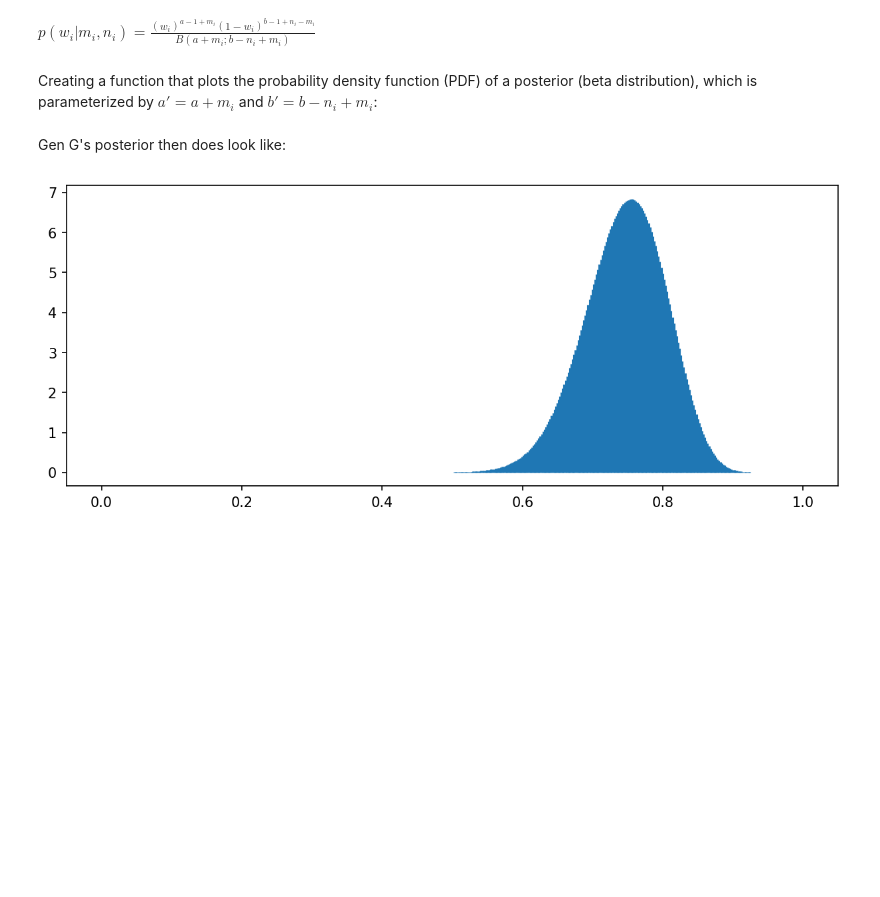
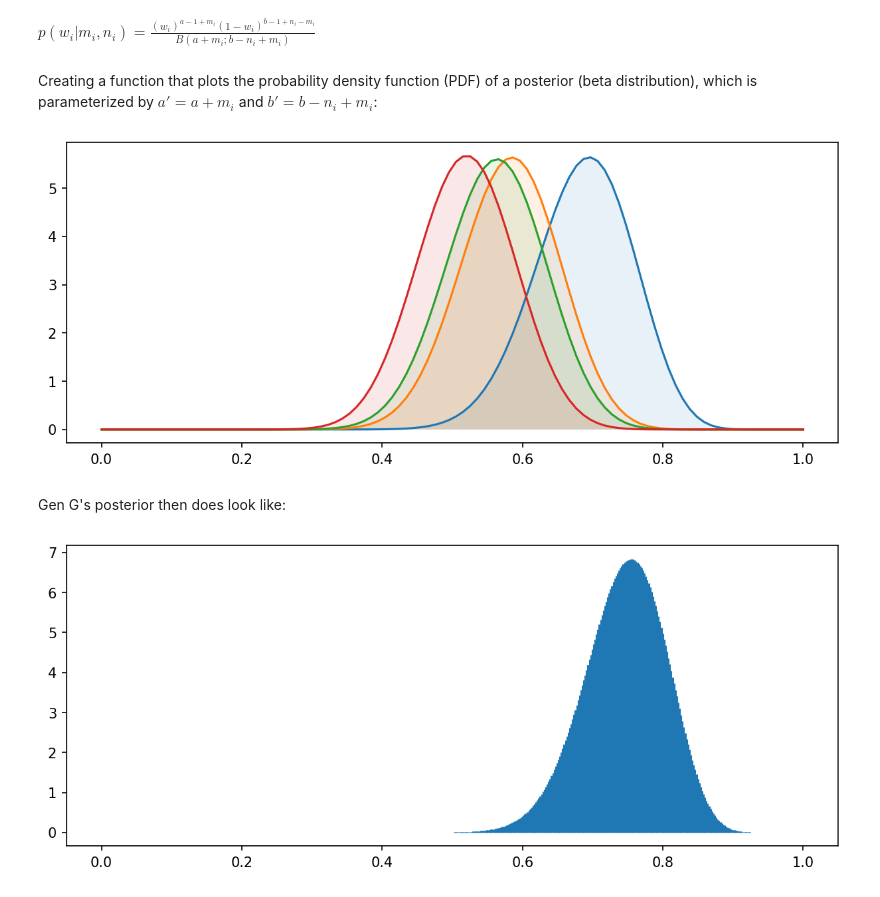
Before and after one commit to SFauth/LCK_CL_2021_Talent_Identification_Uni_Project, a Jupyter notebook: code.ipynb, the cells around one changed output. Drawn from its saved outputs; the diff is of its cells as text; code cells hidden in the pictures; blank space fills up the shorter version.

Commit message:
made density plots shaded

```diff
--- a/code.ipynb
+++ b/code.ipynb
@@ -236,6 +237,33 @@ The Beta distribution is a conjugate prior for the Binomial distribution, which
 $p(w_i | m_i , n_i ) = \frac{(w_i)^{a - 1 + m_i} (1-w_i)^{b- 1+ n_i - m_i}}{B(a + m_i; b - n_i + m_i )}$
 # %% [markdown]
 Creating a function that plots the probability density function (PDF) of a posterior (beta distribution), which is parameterized by $a' = a + m_i$ and $b' = b - n_i + m_i$:
+# %%
+def plot_beta_posterior_team(teams:list, a:int, b:int):
+    """
+    Specify a list of teams whose posterior should plotted,
+    assuming prior Beta prior parameters a and b.
+
+    """
+    jet= plt.get_cmap('jet')
+    colors = iter(jet(np.linspace(0,1,5)))
+
+    fig, axs = plt.subplots(1,1, figsize=(10, 4),dpi=150)
+
+    for team in range(len(teams)):
+        m_i = win_stats_formalized.filter(like=teams[team], axis=0).m_i
+        n_i = win_stats_formalized.filter(like=teams[team], axis=0).n_i
+
+        mm = np.linspace(0, 1, 100)
+
+        axs.plot(mm, beta.pdf(mm, a + m_i, b + n_i - m_i ))
+        axs.fill(mm, beta.pdf(mm, a + m_i, b + n_i - m_i ), alpha = 0.1)
+# %%
+teams = ['T1 Challengers', 'Nongshim RedForce Challengers', 'KT Rolster Challengers',
+'Hanwha Life Esports Challengers']
+
+plot_beta_posterior_team(teams, 0.5,0.5)
+# %% [output]
+[figure, added]
 # %%
 def plot_beta_posterior(m_i:int, n_i:int, a:float, b:float):
 
```
Also changed, not shown: parts of 6 cells of this notebook.
